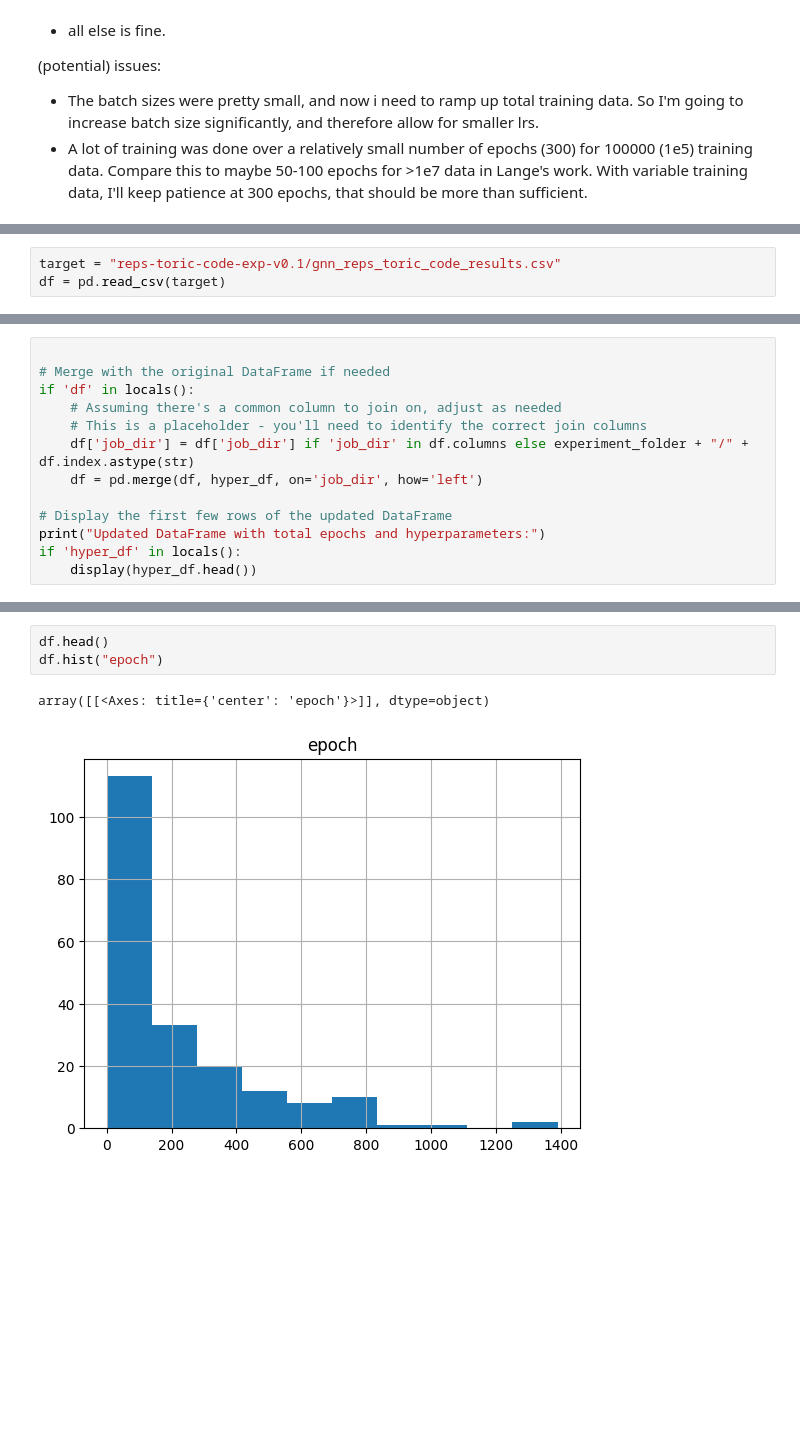
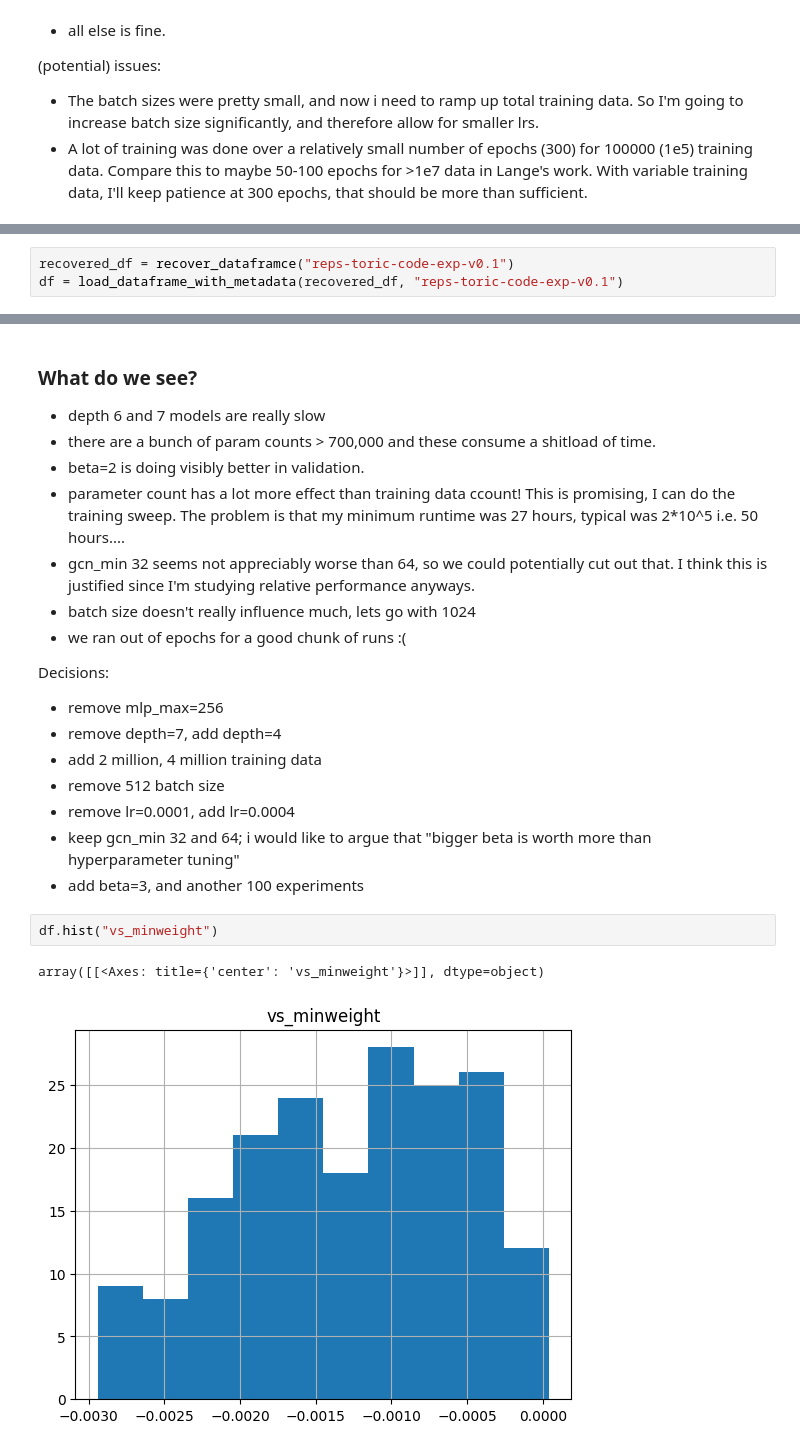
Before and after one commit to peterse/mldec, a Jupyter notebook: src/mldec/analysis/reps_analysis.ipynb, the cells around one changed output, grey strips where cells are left out. Cells and saved outputs as stored; diff of their text form; blank space fills up the shorter version.

Commit message:
more reps analysis, improved data logging.

```diff
--- a/src/mldec/analysis/reps_analysis.ipynb
+++ b/src/mldec/analysis/reps_analysis.ipynb
@@ -22,3 +144,3 @@ april 4 - First round hyperparameters to remove:
 # %%
-target = "reps-toric-code-exp-v0.1/gnn_reps_toric_code_results.csv"
-df = pd.read_csv(target)
+recovered_df = recover_dataframce("reps-toric-code-exp-v0.1")
+df = load_dataframe_with_metadata(recovered_df, "reps-toric-code-exp-v0.1")
@@ -90,13 +146,0 @@ array([[<Axes: title={'center': 'total_epochs'}>]], dtype=object)
-# %%
-
-# Merge with the original DataFrame if needed
-if 'df' in locals():
-    # Assuming there's a common column to join on, adjust as needed
-    # This is a placeholder - you'll need to identify the correct join columns
-    df['job_dir'] = df['job_dir'] if 'job_dir' in df.columns else experiment_folder + "/" + df.index.astype(str)
-    df = pd.merge(df, hyper_df, on='job_dir', how='left')
-
-# Display the first few rows of the updated DataFrame
-print("Updated DataFrame with total epochs and hyperparameters:")
-if 'hyper_df' in locals():
-    display(hyper_df.head())
@@ -103,6 +282,23 @@ if 'hyper_df' in locals():
+# %% [markdown]
+### What do we see?
+ - depth 6 and 7 models are really slow
+ - there are a bunch of param counts > 700,000 and these consume a shitload of time.
+ - beta=2 is doing visibly better in validation.
+ - parameter count has a lot more effect than training data ccount! This is promising, I can do the training sweep. The problem is that my minimum runtime was 27 hours, typical was 2*10^5 i.e. 50 hours....
+ - gcn_min 32 seems not appreciably worse than 64, so we could potentially cut out that. I think this is justified since I'm studying relative performance anyways.
+ - batch size doesn't really influence much, lets go with 1024
+ - we ran out of epochs for a good chunk of runs :(
+
+Decisions:
+ - remove mlp_max=256
+ - remove depth=7, add depth=4
+ - add 2 million, 4 million training data
+ - remove 512 batch size
+ - remove lr=0.0001, add lr=0.0004
+ - keep gcn_min 32 and 64; i would like to argue that "bigger beta is worth more than hyperparameter tuning"
+ - add beta=3, and another 100 experiments
 # %%
-df.head()
-df.hist("epoch")
+df.hist("vs_minweight")
 # %% [output]
-array([[<Axes: title={'center': 'epoch'}>]], dtype=object)
+array([[<Axes: title={'center': 'vs_minweight'}>]], dtype=object)
-[figure, old version]
+[figure, new version]
```
Also changed, not shown: parts of 18 cells of this notebook, 4 other files.
